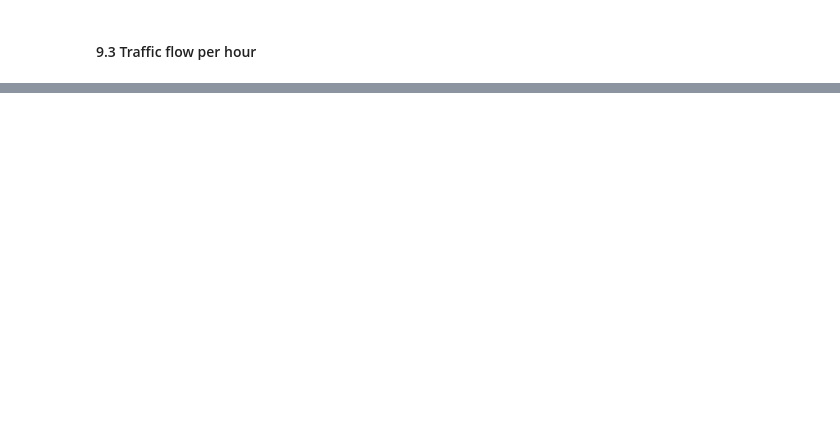
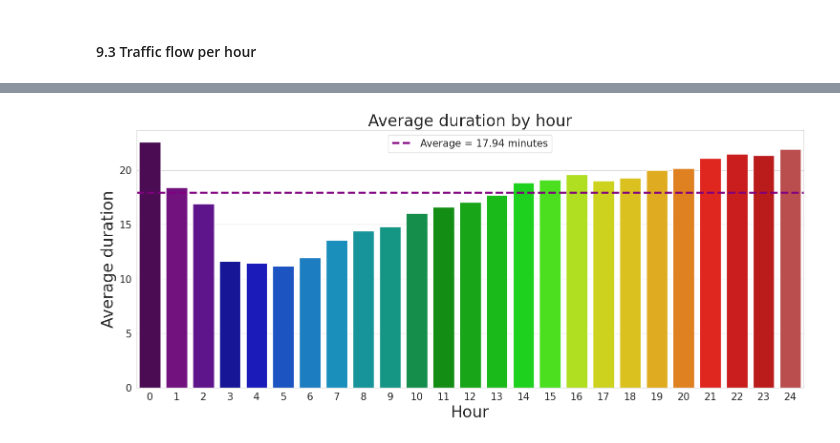
Before and after one commit to JanickiJ/E-Scooter-Data-Analysis, a Jupyter notebook: E_Scooters_Louisville.ipynb, the cells around one changed output, grey strips where cells are left out. Cells and saved outputs as stored; diff of their text form; code cells hidden in the pictures; blank space fills up the shorter version.

```diff
--- a/E_Scooters_Louisville.ipynb
+++ b/E_Scooters_Louisville.ipynb
@@ -871,0 +917,6 @@ for district in districts:
+# %%
+adbh = df.groupby(["HourNum"]).agg({"TripDuration": "mean"})
+adbh.columns = ["Average Trip Duration"]
+adbh["Average Trip Duration"] = round(adbh["Average Trip Duration"],2)
+adbh = adbh.reset_index()
+adbh
@@ -871,0 +941,13 @@ for district in districts:
+# %%
+plt.figure(figsize=(18, 7))
+plot = sns.barplot(x="HourNum", y="Average Trip Duration", data=adbh, palette="nipy_spectral")
+plot.axhline(avd, linestyle="--", color="purple", label=f"Average = {avd} minutes", linewidth=3)
+plt.title("Average duration by hour", size=24)
+plt.xlabel("Hour", size=24)
+plt.ylabel("Average duration", size=24)
+plt.legend(prop={'size': 15})
+plt.xticks(size=15)
+plt.yticks(size=15)
+plt.show()
+# %% [output]
+[figure, added]
```
Also changed, not shown: parts of 29 cells of this notebook, 8 other files.
